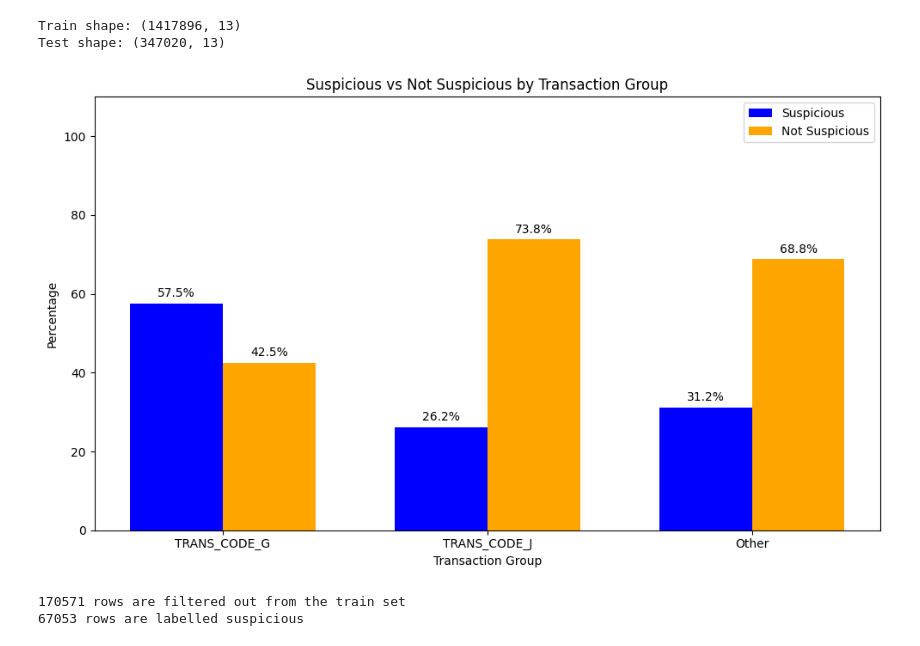
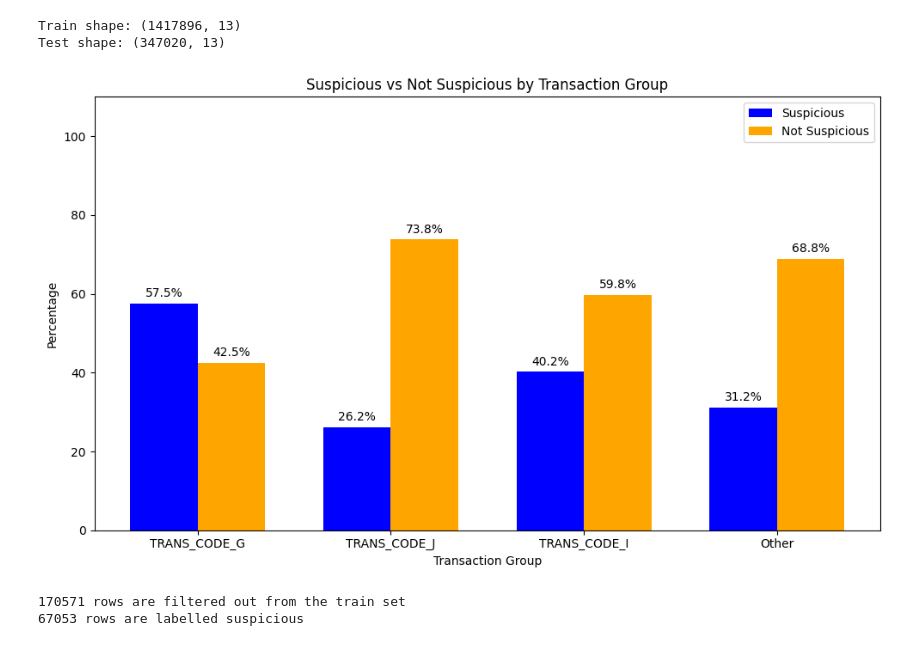
Before and after one commit to Blimperoo/DSA4263-Final-Insider-Trading, a Jupyter notebook: src/models/baseline_model.ipynb, the cells around one changed output. Drawn from its saved outputs; the diff is of its cells as text; code cells hidden in the pictures.

Commit message:
ipdate baseline with new image

```diff
--- a/src/models/baseline_model.ipynb
+++ b/src/models/baseline_model.ipynb
@@ -71,7 +71,9 @@ label = 'y_pred'
 # define masks
 is_G = train["TRANS_CODE_G"] == 1
 is_J = train["TRANS_CODE_J"] == 1
-is_Other = ~is_G & ~is_J
+is_I = train["TRANS_CODE_I"] == 1
+
+is_Other = ~is_G & ~is_J & ~is_I
 
 # define function to get counts
 def get_group(label_mask):
@@ -83,37 +85,38 @@ def get_group(label_mask):
     return (suspicious / total * 100, not_suspicious / total * 100)
 
 g_susp, g_not = get_group(is_G)
 j_susp, j_not = get_group(is_J)
+i_susp, i_not = get_group(is_I)
 o_susp, o_not = get_group(is_Other)
 
 # data for plotting
-groups = ['TRANS_CODE_G', 'TRANS_CODE_J', 'Other']
-suspicious_vals = [g_susp, j_susp, o_susp]
-not_suspicious_vals = [g_not, j_not, o_not]
+groups = ['TRANS_CODE_G', 'TRANS_CODE_J', 'TRANS_CODE_I','Other']
+suspicious_vals = [g_susp, j_susp, i_susp, o_susp]
+not_suspicious_vals = [g_not, j_not, i_not, o_not]
 
 x = range(len(groups))
 bar_width = 0.35
 
 plt.figure(figsize=(10, 6))
 bars1 = plt.bar([i - bar_width/2 for i in x], suspicious_vals, width=bar_width, label='Suspicious', color='blue')
 bars2 = plt.bar([i + bar_width/2 for i in x], not_suspicious_vals, width=bar_width, label='Not Suspicious', color='orange')
 
 # annotate with %
 for bars in [bars1, bars2]:
     for bar in bars:
         height = bar.get_height()
         plt.text(bar.get_x() + bar.get_width()/2, height + 1, f'{height:.1f}%', ha='center', va='bottom')
 
 plt.xticks(x, groups)
 plt.xlabel('Transaction Group')
 plt.ylabel('Percentage')
 plt.title('Suspicious vs Not Suspicious by Transaction Group')
 plt.legend()
 plt.ylim(0, 110)
 plt.tight_layout()
 plt.show()
 # %% [output]
-[figure, old version]
+[figure, new version]
 # %%
 ## To see how many from the train set are filtered out
 train_unfiltered = train[(train["TRANS_CODE_P"] != 1) & (train["TRANS_CODE_S"] != 1)].copy()
```
